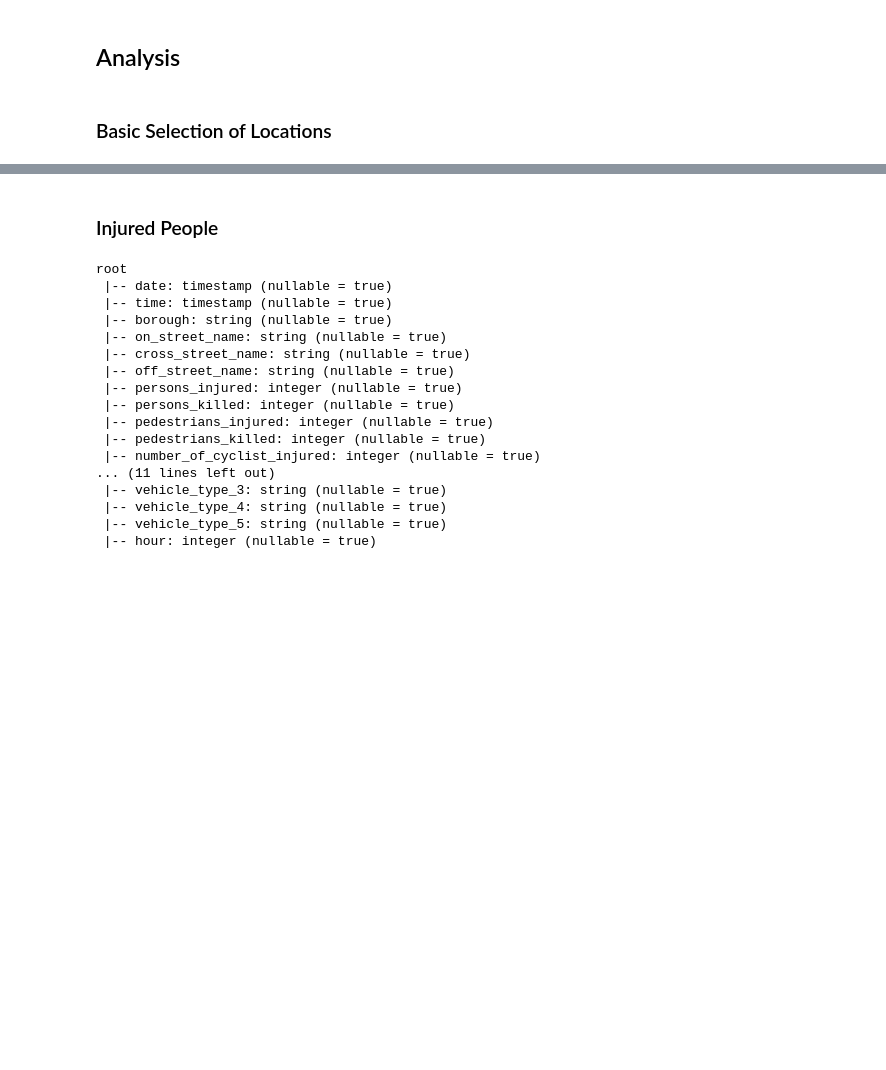
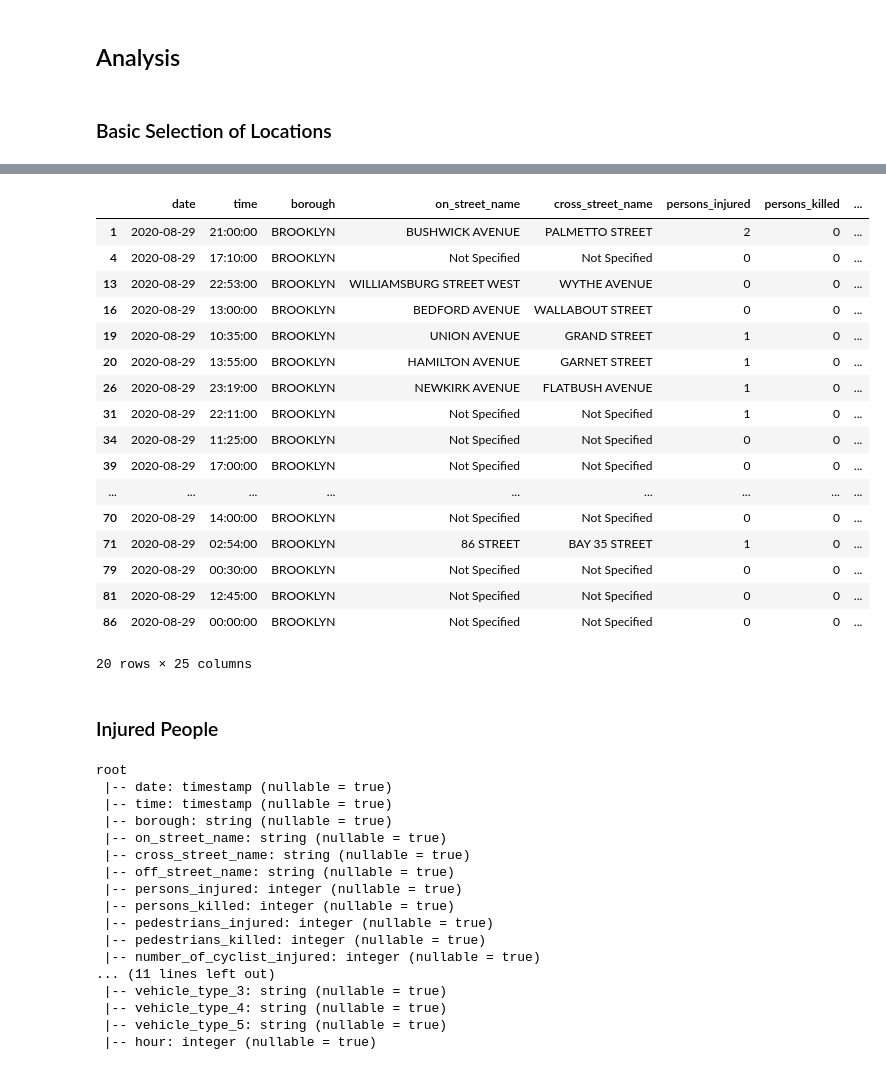
Before and after one commit to smartestnerdfromtown/NYC-Traffic-Accidents, a Jupyter notebook: analysis.ipynb, the cells around one changed output, grey strips where cells are left out. Drawn from its saved outputs; the diff is of its cells as text; code cells hidden in the pictures; blank space fills up the shorter version.

Commit message:
data cleaning and conversion to pandas interface

```diff
--- a/analysis.ipynb
+++ b/analysis.ipynb
@@ -571,7 +690,7 @@ def select_crashes(borough: str, limit: int = 100) -> Optional[DataFrame]:
 
     return result
 # %%
-result = select_crashes(
+result = select_crashes_sql(
     borough="BROOKLYN",
     limit=10
 )   # User can pass whatever borough
@@ -596,3 +715,64 @@ result.show(truncate=False)
+# %%
+def select_crashes_pandas(borough: str, limit: int = 100) -> Optional[DataFrame]:
+    """
+    Select crash data for a specific borough using pandas.
+
+    Parameters:
+    -----------
+    borough : str
+        Name of the borough to filter by
+    limit : int, default=100
+        Maximum number of rows to return
+
+    Returns:
+    --------
+    DataFrame or None
+        Filtered DataFrame or None if error occurs
+    """
+
+    # Input validation.
+    if not borough or not isinstance(borough, str):
+        print("Error: Borough must be a non-empty string")
+        return None
+
+    # After INPUT VALIDATION, cleaning and standardizing input
+    borough_standard = borough.strip().upper()
+
+    # Valid boroughs check
+    valid_boroughs = {"MANHATTAN", "BROOKLYN", "QUEENS", "BRONX", "STATEN ISLAND"}
+    if borough_standard not in valid_boroughs:
+        print(f"Warning: '{borough_standard}' may not be a valid borough")
+
+    try:
+        result = df_pandas[df_pandas["borough"] == borough].iloc[:limit, :]
+
+    except Exception as e:
+        print(f"Bro, something bad happened: {e}")
+        print("Returning None")
+        return None
+
+    return result
+# %%
+select_crashes_pandas(borough='BROOKLYN', limit=20)
+# %% [output]
+|  | date | time | borough | on_street_name | cross_street_name | persons_injured | persons_killed | ... |
+| 1 | 2020-08-29 | 21:00:00 | BROOKLYN | BUSHWICK AVENUE | PALMETTO STREET | 2 | 0 | ... |
+| 4 | 2020-08-29 | 17:10:00 | BROOKLYN | Not Specified | Not Specified | 0 | 0 | ... |
+| 13 | 2020-08-29 | 22:53:00 | BROOKLYN | WILLIAMSBURG STREET WEST | WYTHE AVENUE | 0 | 0 | ... |
+| 16 | 2020-08-29 | 13:00:00 | BROOKLYN | BEDFORD AVENUE | WALLABOUT STREET | 0 | 0 | ... |
+| 19 | 2020-08-29 | 10:35:00 | BROOKLYN | UNION AVENUE | GRAND STREET | 1 | 0 | ... |
+| 20 | 2020-08-29 | 13:55:00 | BROOKLYN | HAMILTON AVENUE | GARNET STREET | 1 | 0 | ... |
+| 26 | 2020-08-29 | 23:19:00 | BROOKLYN | NEWKIRK AVENUE | FLATBUSH AVENUE | 1 | 0 | ... |
+| 31 | 2020-08-29 | 22:11:00 | BROOKLYN | Not Specified | Not Specified | 1 | 0 | ... |
+| 34 | 2020-08-29 | 11:25:00 | BROOKLYN | Not Specified | Not Specified | 0 | 0 | ... |
+| 39 | 2020-08-29 | 17:00:00 | BROOKLYN | Not Specified | Not Specified | 0 | 0 | ... |
+| ... | ... | ... | ... | ... | ... | ... | ... | ... |
+| 70 | 2020-08-29 | 14:00:00 | BROOKLYN | Not Specified | Not Specified | 0 | 0 | ... |
+| 71 | 2020-08-29 | 02:54:00 | BROOKLYN | 86 STREET | BAY 35 STREET | 1 | 0 | ... |
+| 79 | 2020-08-29 | 00:30:00 | BROOKLYN | Not Specified | Not Specified | 0 | 0 | ... |
+| 81 | 2020-08-29 | 12:45:00 | BROOKLYN | Not Specified | Not Specified | 0 | 0 | ... |
+| 86 | 2020-08-29 | 00:00:00 | BROOKLYN | Not Specified | Not Specified | 0 | 0 | ... |
+20 rows × 25 columns
 # %% [markdown]
 ### Injured People
 # %%
```
Also changed, not shown: parts of 25 cells of this notebook, 2 other files.
